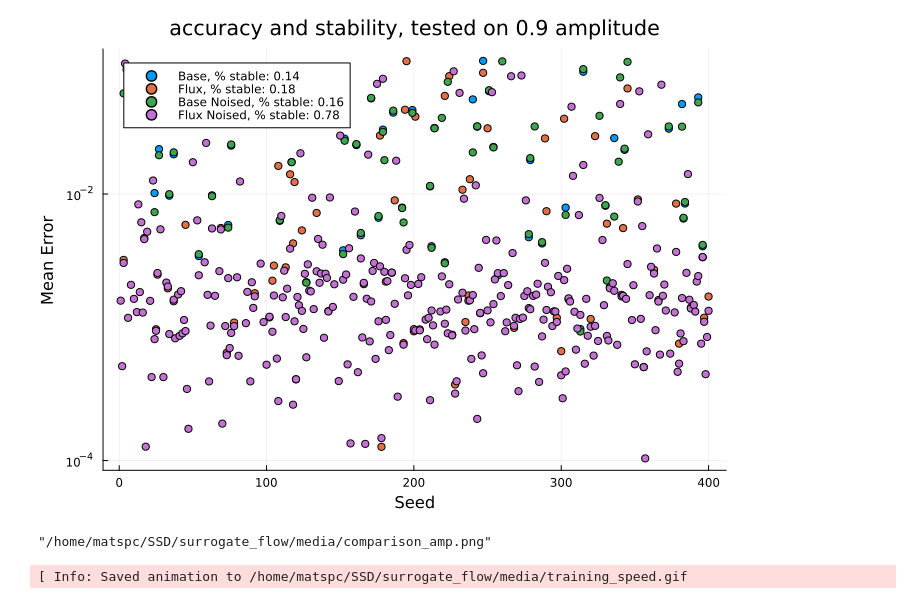
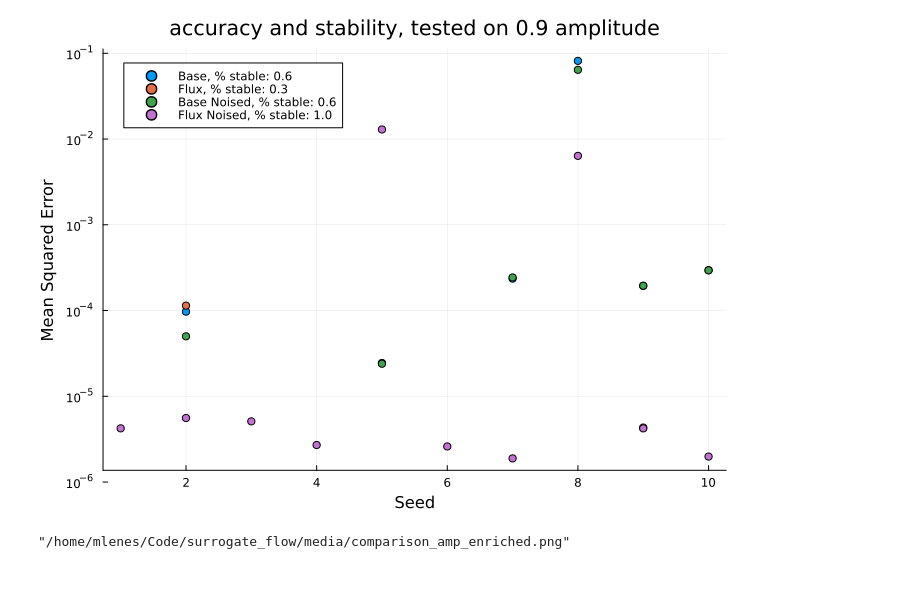
Before and after one commit to mlenes/surrogate_flow, a Jupyter notebook: Analysis.ipynb, the cells around one changed output. Cells and saved outputs as stored; diff of their text form; code cells hidden in the pictures.

Commit message:
Scaling invariance tests, enriched datasets

```diff
--- a/Analysis.ipynb
+++ b/Analysis.ipynb
@@ -122,16 +338,21 @@ function get_total_error(testing_model, trainpath, truthpath, testpath, nseeds)
     return total_errors
 end;
 # %%
-nseeds=400
+nseeds=10
 cutoff=0.1
 
 trainpathBase="data/burgers1d_periodicBase.jld2"
 trainpathNoised="data/burgers1d_periodicNoised.jld2"
 
-truthpath="data/burgers1d_periodicBase.jld2"
+trainpathAmp="data/burgers1d_periodicAmp.jld2"
+trainpathNoisedAmp="data/burgers1d_periodicNoisedAmp.jld2"
+
+truthpathBase="data/burgers1d_periodicBase.jld2"
+truthpathAmp="data/burgers1d_periodicAmp.jld2"
+
 testpath="data/burgers1d_periodicAmp.jld2"
 
-total_errors_Base_Base = get_total_error(BaseModel, trainpathBase, truthpath, testpath, nseeds)
-total_errors_Base_Noised = get_total_error(BaseModel, trainpathNoised, truthpath, testpath, nseeds)
-total_errors_Flux_Base = get_total_error(FluxModel, trainpathBase, truthpath, testpath, nseeds)
-total_errors_Flux_Noised = get_total_error(FluxModel, trainpathNoised, truthpath, testpath, nseeds);
+total_errors_Base_Base = get_total_error(BaseModel, [trainpathBase, trainpathAmp], [truthpathBase, truthpathAmp], testpath, nseeds)
+total_errors_Base_Noised = get_total_error(BaseModel, [trainpathNoised, trainpathNoisedAmp], [truthpathBase, truthpathAmp], testpath, nseeds)
+total_errors_Flux_Base = get_total_error(FluxModel, [trainpathBase, trainpathAmp], [truthpathBase, truthpathAmp], testpath, nseeds)
+total_errors_Flux_Noised = get_total_error(FluxModel, [trainpathNoised, trainpathNoisedAmp], [truthpathBase, truthpathAmp], testpath, nseeds);
@@ -146,27 +359,27 @@ I0000 00:00:1758478234.920058   32197 cuda_dnn.cc:463] Loaded cuDNN version 9080
 # %%
 function filter_stable!(total_errors, cutoff)
     n_stable = 0
     for i in 1:length(total_errors)
         if (abs(total_errors[i]) < cutoff)
             n_stable += 1
         else
             total_errors[i] = NaN
         end
     end
     return n_stable
 end
 n_stable_Base_Base = filter_stable!(total_errors_Base_Base, cutoff)
 n_stable_Base_Noised = filter_stable!(total_errors_Base_Noised, cutoff)
 n_stable_Flux_Base = filter_stable!(total_errors_Flux_Base, cutoff)
 n_stable_Flux_Noised = filter_stable!(total_errors_Flux_Noised, cutoff)
 
-s = scatter(total_errors_Base_Base, xlabel="Seed", ylabel="Mean Error", label="Base, % stable: $(round(n_stable_Base_Base/nseeds,digits=2))", legend=:topleft, yscale=:log10, title="accuracy and stability, tested on 0.9 amplitude")
+s = scatter(total_errors_Base_Base, xlabel="Seed", ylabel="Mean Squared Error", label="Base, % stable: $(round(n_stable_Base_Base/nseeds,digits=2))", legend=:topleft, yscale=:log10, title="accuracy and stability, tested on 0.9 amplitude", yticks=10)
 scatter!(s, total_errors_Flux_Base, label=label="Flux, % stable: $(round(n_stable_Flux_Base/nseeds,digits=2))")
 scatter!(s, total_errors_Base_Noised, label=label="Base Noised, % stable: $(round(n_stable_Base_Noised/nseeds,digits=2))")
 scatter!(s, total_errors_Flux_Noised, label=label="Flux Noised, % stable: $(round(n_stable_Flux_Noised/nseeds,digits=2))")
 fig = scatter(s, size=(700,500))
 display(fig)
-savefig(fig, "media/comparison_amp.png")
+savefig(fig, "media/comparison_amp_enriched.png")
 # %% [output]
-[figure, old version]
+[figure, new version]
-"/home/matspc/SSD/surrogate_flow/media/comparison_amp.png"
+"/home/mlenes/Code/surrogate_flow/media/comparison_amp_enriched.png"
@@ -294,11 +385,0 @@ all_epoch_errors_flux = get_error_epochs(FluxModel, trainpath, truthpath, testpa
-# %%
-begin
-    anim = @animate for i in 1:500
-        p = plot(all_epoch_errors_base[i][2:end], yscale=:log10, ylim=(1e-9, 100), label="Base model", title="Epoch: $(i)", legend=:topleft)
-        plot!(p, all_epoch_errors_flux[i][2:end], label="Flux model", xlabel="t idx", ylabel="Mean error")
-        plot(p, size=(800,400))
-    end
-    gif(anim, "media/training_speed.gif", fps=10)
-end
-# %% [output]
-[ Info: Saved animation to /home/matspc/SSD/surrogate_flow/media/training_speed.gif
```
Also changed, not shown: parts of 10 cells of this notebook, 11 other files.
